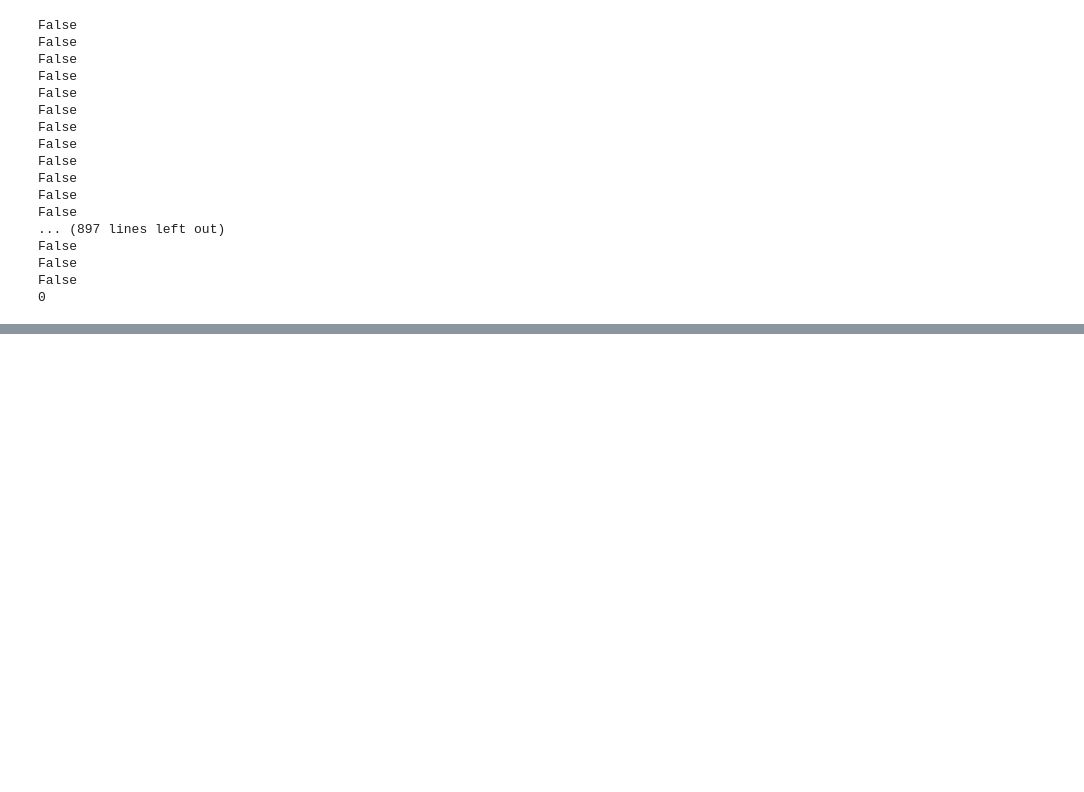
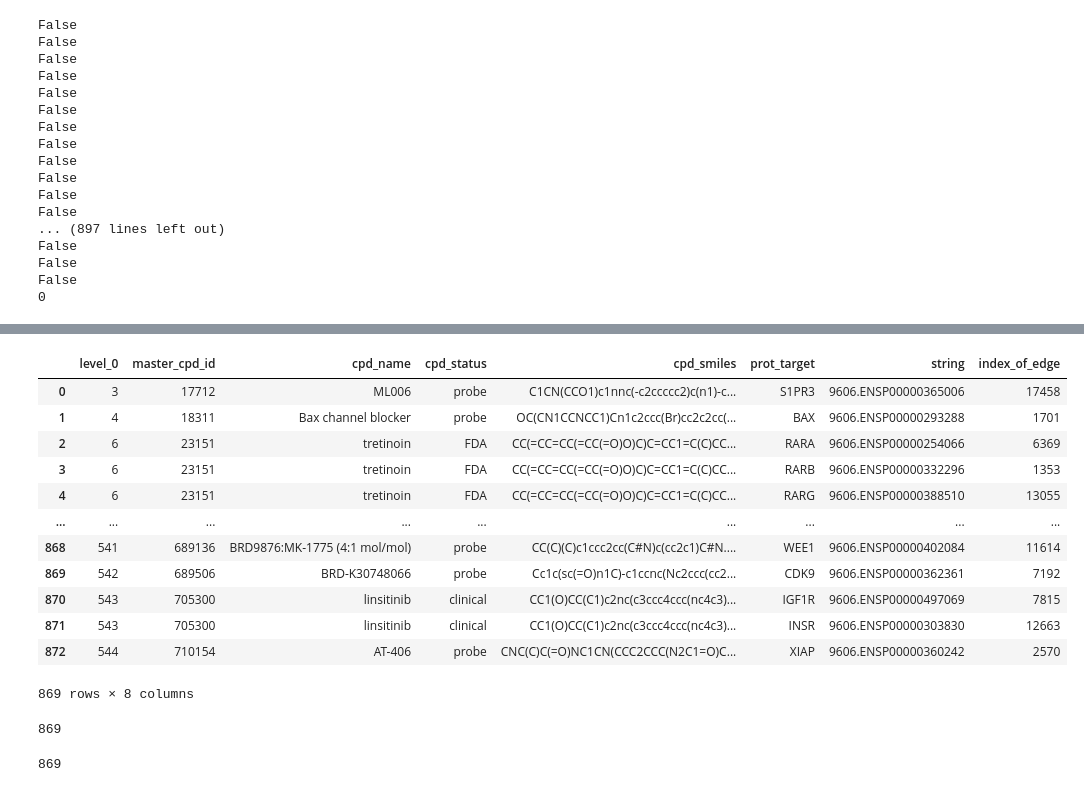
Before and after one commit to Sarmeili/DrugRankingProject, a Jupyter notebook: datacleaning/ccle_to_string.ipynb, the cells around one changed output, grey strips where cells are left out. Drawn from its saved outputs; the diff is of its cells as text; code cells hidden in the pictures; blank space fills up the shorter version.

Commit message:
Drug Feature extraction with bio

```diff
--- a/datacleaning/ccle_to_string.ipynb
+++ b/datacleaning/ccle_to_string.ipynb
@@ -144,0 +678,8 @@ Index(['ACP3', 'MDH1', 'KATNIP', 'POLR1H', 'IRAG1', 'DNAAF6', 'OPRK1', 'BPNT2',
+# %%
+elim_list = []
+c=0
+for i in list(percll1.reindex(drug_p['string']).isnull()['index']):
+    if i:
+        print(c)
+        elim_list.append(c)
+    c+=1
@@ -144,0 +703,2 @@ Index(['ACP3', 'MDH1', 'KATNIP', 'POLR1H', 'IRAG1', 'DNAAF6', 'OPRK1', 'BPNT2',
+# %%
+drug_p.drop(elim_list, axis=0, inplace=True)
@@ -144,0 +707,28 @@ Index(['ACP3', 'MDH1', 'KATNIP', 'POLR1H', 'IRAG1', 'DNAAF6', 'OPRK1', 'BPNT2',
+# %%
+list_of_index = list(percll1.reindex(drug_p['string']).dropna(axis=0)['index'].astype(int))
+# %%
+drug_p['index_of_edge'] = list_of_index
+# %%
+drug_p
+# %% [output]
+|  | level_0 | master_cpd_id | cpd_name | cpd_status | cpd_smiles | prot_target | string | index_of_edge |
+| 0 | 3 | 17712 | ML006 | probe | C1CN(CCO1)c1nnc(-c2ccccc2)c(n1)-c... | S1PR3 | 9606.ENSP00000365006 | 17458 |
+| 1 | 4 | 18311 | Bax channel blocker | probe | OC(CN1CCNCC1)Cn1c2ccc(Br)cc2c2cc(... | BAX | 9606.ENSP00000293288 | 1701 |
+| 2 | 6 | 23151 | tretinoin | FDA | CC(=CC=CC(=CC(=O)O)C)C=CC1=C(C)CC... | RARA | 9606.ENSP00000254066 | 6369 |
+| 3 | 6 | 23151 | tretinoin | FDA | CC(=CC=CC(=CC(=O)O)C)C=CC1=C(C)CC... | RARB | 9606.ENSP00000332296 | 1353 |
+| 4 | 6 | 23151 | tretinoin | FDA | CC(=CC=CC(=CC(=O)O)C)C=CC1=C(C)CC... | RARG | 9606.ENSP00000388510 | 13055 |
+| ... | ... | ... | ... | ... | ... | ... | ... | ... |
+| 868 | 541 | 689136 | BRD9876:MK-1775 (4:1 mol/mol) | probe | CC(C)(C)c1ccc2cc(C#N)c(cc2c1)C#N.... | WEE1 | 9606.ENSP00000402084 | 11614 |
+| 869 | 542 | 689506 | BRD-K30748066 | probe | Cc1c(sc(=O)n1C)-c1ccnc(Nc2ccc(cc2... | CDK9 | 9606.ENSP00000362361 | 7192 |
+| 870 | 543 | 705300 | linsitinib | clinical | CC1(O)CC(C1)c2nc(c3ccc4ccc(nc4c3)... | IGF1R | 9606.ENSP00000497069 | 7815 |
+| 871 | 543 | 705300 | linsitinib | clinical | CC1(O)CC(C1)c2nc(c3ccc4ccc(nc4c3)... | INSR | 9606.ENSP00000303830 | 12663 |
+| 872 | 544 | 710154 | AT-406 | probe | CNC(C)C(=O)NC1CN(CCC2CCC(N2C1=O)C... | XIAP | 9606.ENSP00000360242 | 2570 |
+869 rows × 8 columns
+# %%
+len(drug_p)
+# %% [output]
+869
+# %%
+len(list_of_index)
+# %% [output]
+869
```
Also changed, not shown: parts of 87 cells of this notebook, 7 other files.
